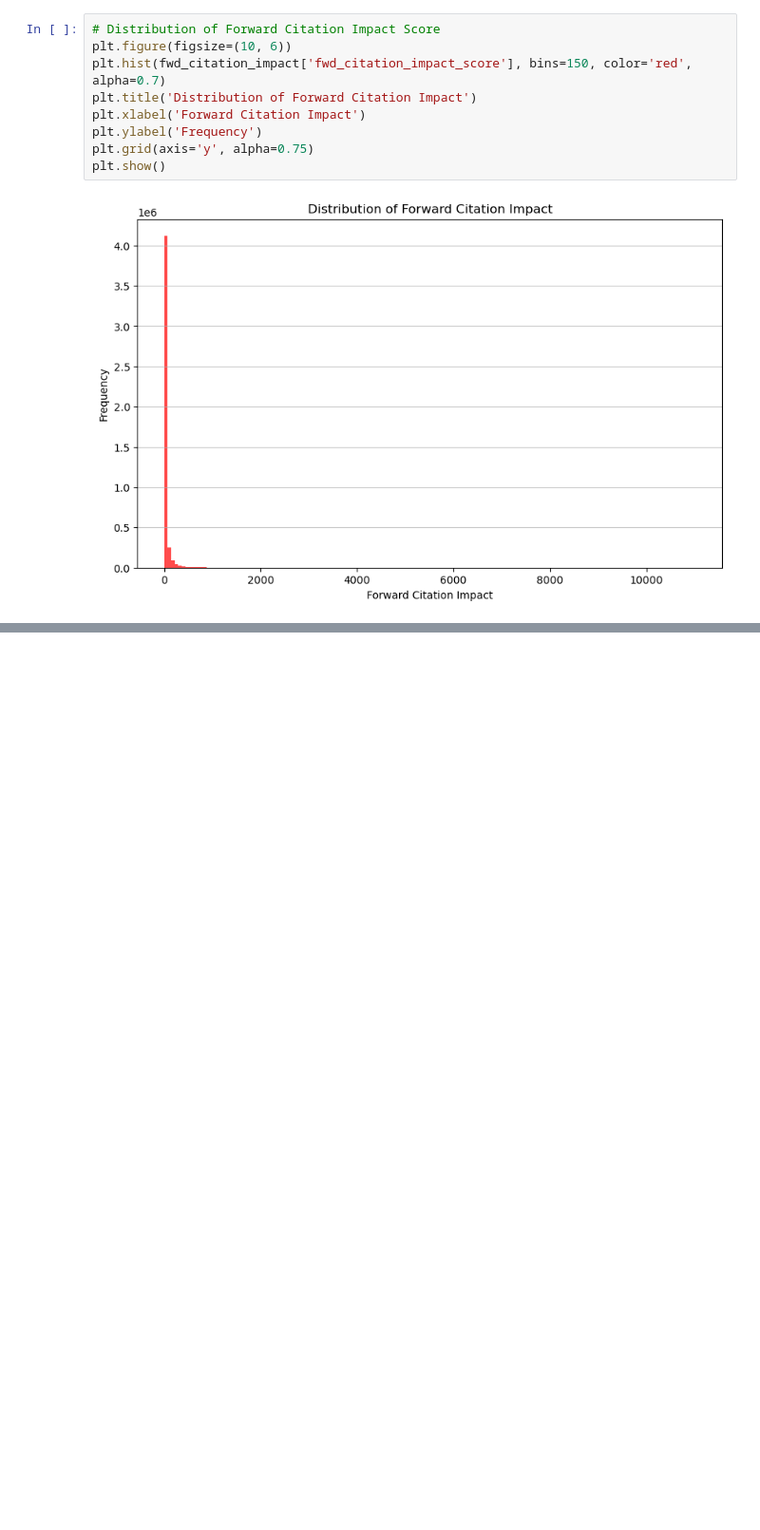
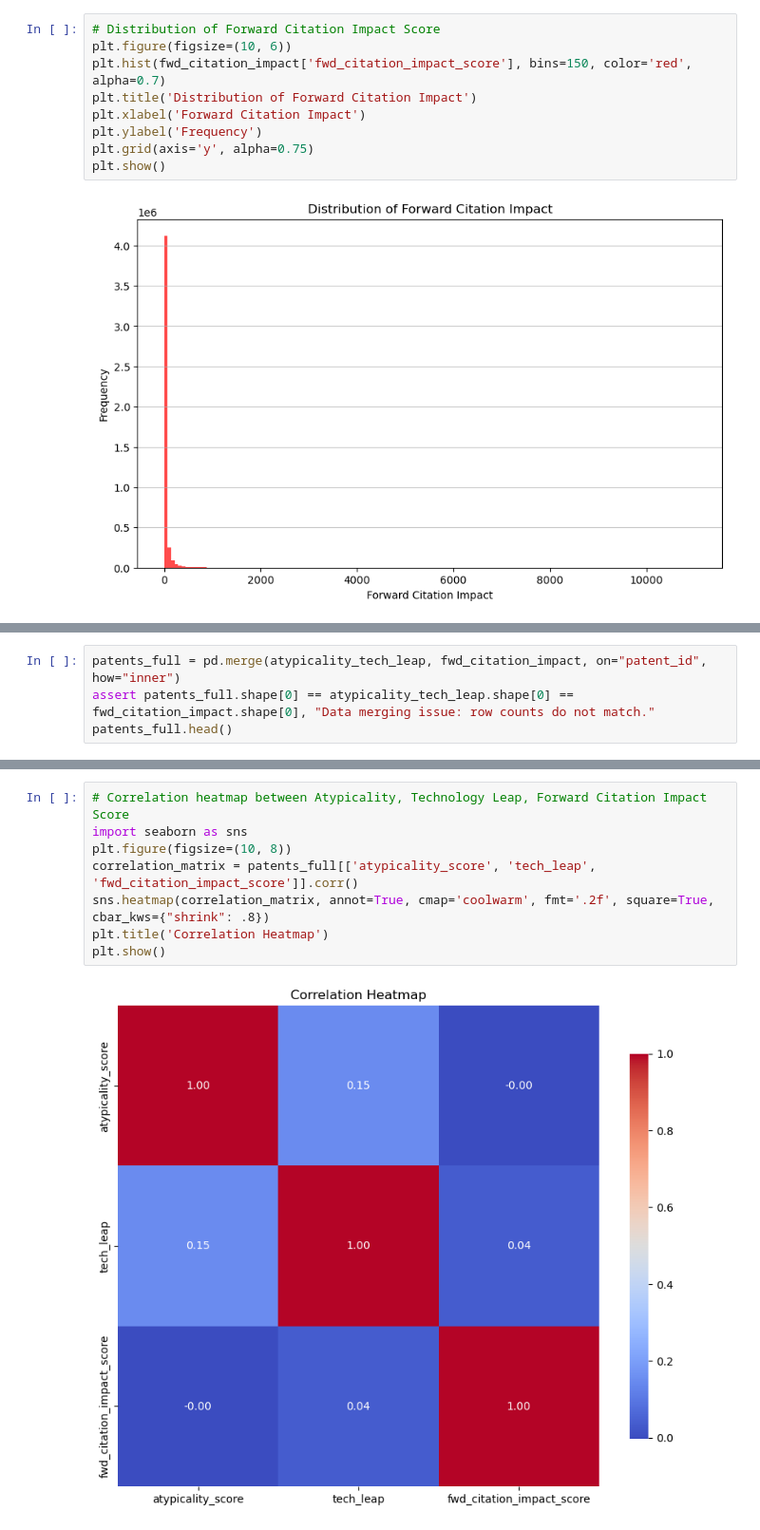
Before and after one commit to koacow/glob-s-RA, a Jupyter notebook: patents/plot_measures.ipynb, the cells around one changed output, grey strips where cells are left out. Shown at 95% size. Saved outputs shown, nothing was run; the diff lists cells and outputs as text; blank space fills up the shorter version.

```diff
--- a/patents/plot_measures.ipynb
+++ b/patents/plot_measures.ipynb
@@ -101,0 +138,4 @@ plt.show()
+# %%
+patents_full = pd.merge(atypicality_tech_leap, fwd_citation_impact, on="patent_id", how="inner")
+assert patents_full.shape[0] == atypicality_tech_leap.shape[0] == fwd_citation_impact.shape[0], "Data merging issue: row counts do not match."
+patents_full.head()
@@ -101,0 +150,10 @@ plt.show()
+# %%
+# Correlation heatmap between Atypicality, Technology Leap, Forward Citation Impact Score
+import seaborn as sns
+plt.figure(figsize=(10, 8))
+correlation_matrix = patents_full[['atypicality_score', 'tech_leap', 'fwd_citation_impact_score']].corr()
+sns.heatmap(correlation_matrix, annot=True, cmap='coolwarm', fmt='.2f', square=True, cbar_kws={"shrink": .8})
+plt.title('Correlation Heatmap')
+plt.show()
+# %% [output]
+[figure, added]
```
Also changed, not shown: parts of 4 cells of this notebook.
